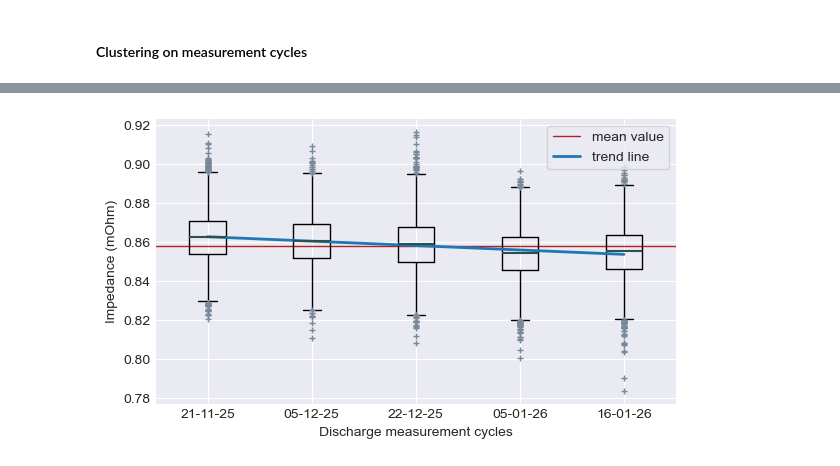
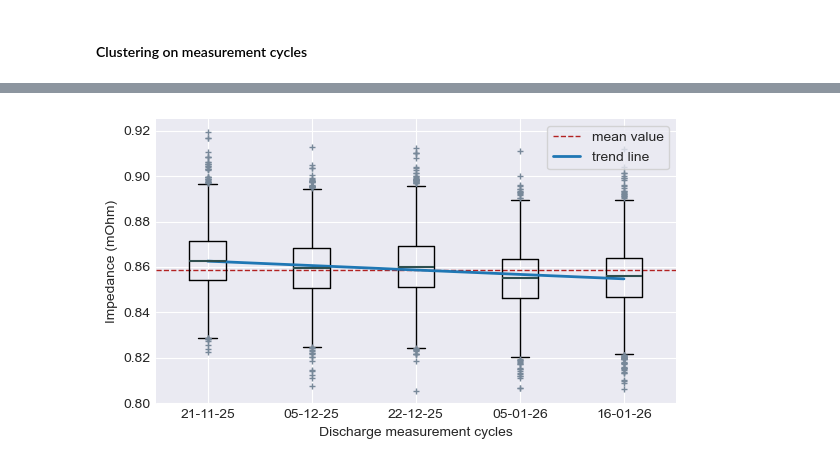
Before and after one commit to sarajcev/bayes_battery, a Jupyter notebook: bayes_analysis.ipynb, the cells around one changed output, grey strips where cells are left out. Drawn from its saved outputs; the diff is of its cells as text; code cells hidden in the pictures.

Commit message:
Parameterize models in log space.
Update readme.

```diff
--- a/bayes_analysis.ipynb
+++ b/bayes_analysis.ipynb
@@ -513,17 +540,18 @@ coords_cells = {
 # No pooling model.
 with pm.Model(coords=coords_cells) as multicell2:
     # Data containers.
-    zi = pm.Data('zi', measurements['Zi'], dims='samples')
+    zi = pm.Data('zi', np.log(measurements['Zi']), dims='samples')  # log scale
     idc = pm.Data('idc', cell_names.codes, dims='samples')
     # Priors.
-    mu = pm.StudentT('mu', nu=2, mu=0, sigma=40, dims='cells')
-    sigma = pm.HalfStudentT('sigma', nu=2, sigma=10)
+    mu = pm.StudentT('mu', nu=2, mu=0, sigma=10, dims='cells')
+    sigma = pm.HalfCauchy('sigma', beta=10)
     nu = pm.Exponential('nu', lam=0.5)
     # Likelihood.
     obs = pm.StudentT('likelihood', nu=nu, mu=mu[idc], sigma=sigma,
                       observed=zi, dims='samples')
     # MCMC sampling.
-    idata_cell2 = pm.sample(4000, target_accept=0.99, max_treedepth=15,
+    idata_cell2 = pm.sample(draws=6000, tune=2000,
+                            target_accept=0.99, max_treedepth=15,
                             idata_kwargs={'log_likelihood': True})
 # %% [output]
 Initializing NUTS using jitter+adapt_diag...
@@ -561,10 +606,10 @@ coords_cells = {
 # Complete pooling model.
 with pm.Model(coords=coords_cells) as multicell3:
     # Data containers.
-    zi = pm.Data('zi', measurements['Zi'], dims='samples')
+    zi = pm.Data('zi', np.log(measurements['Zi']), dims='samples')  # log scale
     # Priors.
-    mu = pm.StudentT('mu', nu=2, mu=0, sigma=40)
-    sigma = pm.HalfStudentT('sigma', nu=2, sigma=10)
+    mu = pm.StudentT('mu', nu=2, mu=0, sigma=10)
+    sigma = pm.HalfCauchy('sigma', beta=10)
     nu = pm.Exponential('nu', lam=0.5)
     # Likelihood.
     obs = pm.StudentT('likelihood', nu=nu, mu=mu, sigma=sigma,
@@ -613,21 +666,22 @@ coords_cycles = {
 # Partial pooling model.
 with pm.Model(coords=coords_cycles) as multicycle:
     # Data containers.
-    zi = pm.Data('zi', measurements['Zi'], dims='samples')
+    zi = pm.Data('zi', np.log(measurements['Zi']), dims='samples')  # log scale
     idc = pm.Data('idc', measurements['Discharge'], dims='samples')
     # Hyperpriors.
     mu_c = pm.Normal('mu_c', mu=0, sigma=10)
-    sigma_c = pm.HalfStudentT('sigma_c', nu=4, sigma=10)
-    sigma_s = pm.HalfStudentT('sigma_s', nu=4, sigma=10)
+    sigma_c = pm.HalfCauchy('sigma_c', beta=10)
+    sigma_s = pm.HalfCauchy('sigma_s', beta=10)
     # Priors.
     mu = pm.Normal('mu', mu=mu_c, sigma=sigma_c, dims='cycles')
-    sigma = pm.HalfStudentT('sigma', nu=2, sigma=sigma_s, dims='cycles')
+    sigma = pm.HalfCauchy('sigma', beta=sigma_s, dims='cycles')
     nu = pm.Exponential('nu', lam=0.5)
     # Likelihood.
     obs = pm.StudentT('likelihood', nu=nu, mu=mu[idc], sigma=sigma[idc],
                       observed=zi, dims='samples')
     # MCMC sampling.
-    idata_cycle = pm.sample(4000, target_accept=0.999, max_treedepth=15,
+    idata_cycle = pm.sample(draws=4000, tune=2000,
+                            target_accept=0.99, max_treedepth=15,
                             idata_kwargs={'log_likelihood': True})
 # %% [output]
 Initializing NUTS using jitter+adapt_diag...
@@ -662,27 +717,29 @@ az.summary(idata_cycle, kind='stats')
 # %%
 # Estimate the impedance trend line from the model cycles posterior data.
-trend_data = idata_cycle['posterior']['mu'].mean(dim=('chain', 'draw')).values
+# Parameters are transformed back to the original scale.
+trend_data = np.exp(idata_cycle['posterior']['mu'].mean(dim=('chain', 'draw')).values)
 support = np.arange(len(discharges)).reshape(-1, 1)
 lm = LinearRegression()
 lm.fit(support, trend_data.reshape(-1, 1))
 y_trend = lm.predict(support)
 # %%
+# Parameters are transformed back to the original scale.
 fig, ax = plt.subplots(figsize=(6, 3.5))
-ax.axhline(idata_cycle['posterior']['mu_c'].mean(dim=('chain', 'draw')),
-           linestyle='-', linewidth=1, color='firebrick', label='mean value')
-ax.boxplot(idata_cycle['posterior']['mu'].mean(dim='chain'),
+ax.axhline(np.exp(idata_cycle['posterior']['mu_c'].mean(dim=('chain', 'draw'))),
+           linestyle='--', linewidth=1, color='firebrick', label='mean value')
+ax.boxplot(np.exp(idata_cycle['posterior']['mu'].mean(dim='chain')),
            positions=range(len(discharges)),
            widths=0.35, showmeans=False, showfliers=True,
            flierprops={'marker': '+', 'markersize': 5,
                        'markeredgecolor': 'lightslategrey'},
            medianprops={'color': 'darkslategrey', 'linewidth': 1.5})
 ax.plot(support, y_trend, ls='-', lw=2, label='trend line')
 ax.legend(loc='upper right', frameon=True, fancybox=True, framealpha=0.8)
 ax.set_xticklabels(discharges)
 ax.set_xlabel('Discharge measurement cycles')
 ax.set_ylabel('Impedance (mOhm)')
 fig.tight_layout()
 plt.show()
 # %% [output]
-[figure, old version]
+[figure, new version]
 # %%
```
Also changed, not shown: parts of 39 cells of this notebook, 1 other file.
